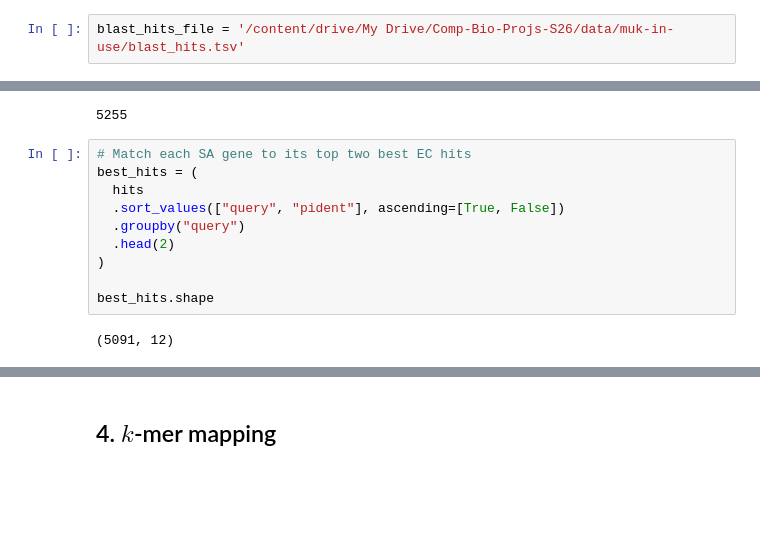
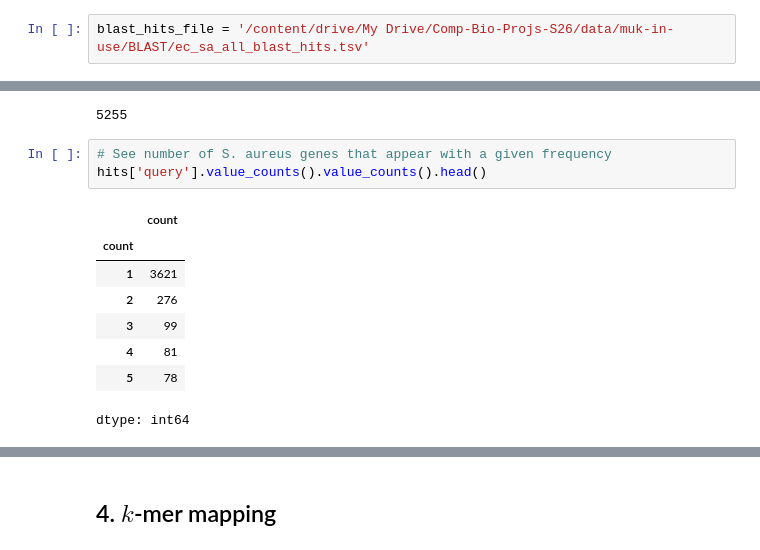
Before and after one commit to georgiadoing/seqADAGE, a Jupyter notebook: Py/muk_transfer_learning/genomic_mapping/Mukundan_sA_ec_pg_mapping.ipynb, the cells around one changed output, grey strips where cells are left out. Saved outputs shown, nothing was run; the diff lists cells and outputs as text; blank space fills up the shorter version.

```diff
--- a/Py/muk_transfer_learning/genomic_mapping/Mukundan_sA_ec_pg_mapping.ipynb
+++ b/Py/muk_transfer_learning/genomic_mapping/Mukundan_sA_ec_pg_mapping.ipynb
@@ -101,5 +91,5 @@ Adding sequences from FASTA; added 68546 sequences in 3.00472 seconds.
 # %%
-blast_hits_file = '/content/drive/My Drive/Comp-Bio-Projs-S26/data/muk-in-use/blast_hits.tsv'
+blast_hits_file = '/content/drive/My Drive/Comp-Bio-Projs-S26/data/muk-in-use/BLAST/ec_sa_all_blast_hits.tsv'
 # %%
 !blastn \
   -query "{sa_fasta}" \
@@ -150,15 +140,15 @@ hits['query'].nunique()
 hits['subject'].nunique()
 # %% [output]
 5255
-# %%
-# Match each SA gene to its top two best EC hits
-best_hits = (
-  hits
-  .sort_values(["query", "pident"], ascending=[True, False])
-  .groupby("query")
-  .head(2)
-)
-
-best_hits.shape
-# %% [output]
-(5091, 12)
+# %%
+# See number of S. aureus genes that appear with a given frequency
+hits['query'].value_counts().value_counts().head()
+# %% [output]
+|  | count |
+| count |  |
+| 1 | 3621 |
+| 2 | 276 |
+| 3 | 99 |
+| 4 | 81 |
+| 5 | 78 |
+dtype: int64
```
Also changed, not shown: parts of 33 cells of this notebook.
